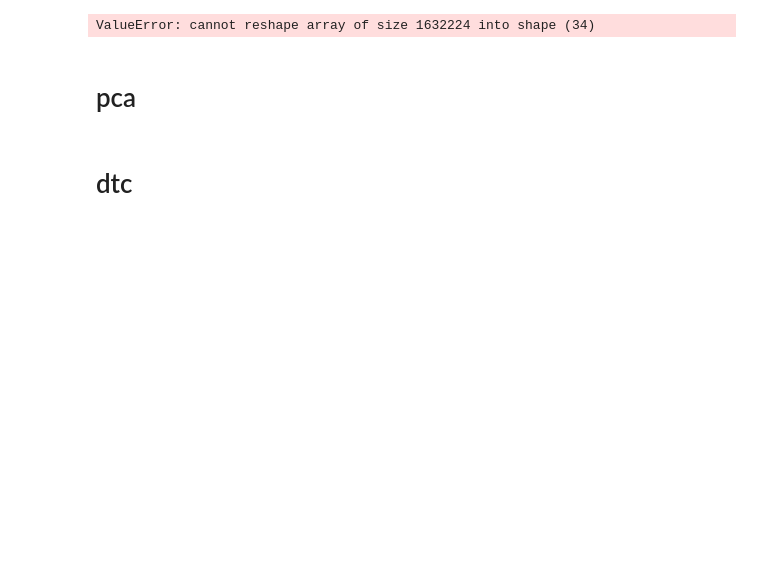
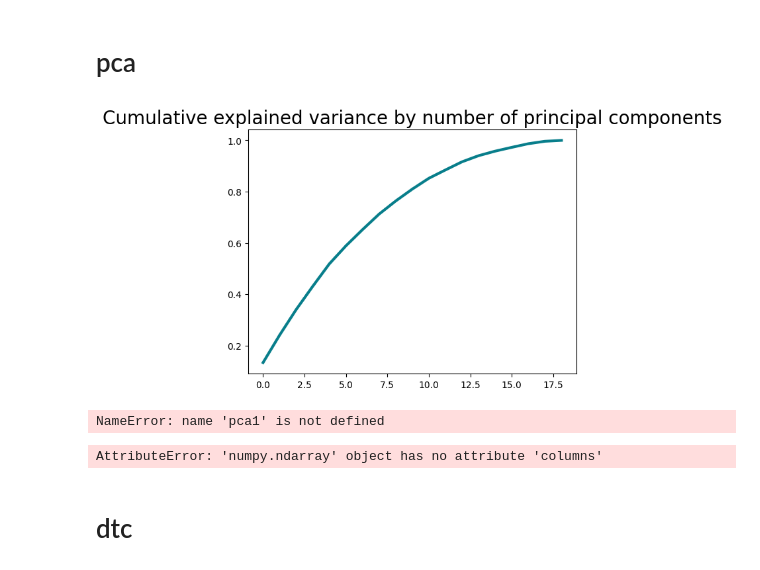
Before and after one commit to Pratik-Chaudhari-ggc/GT-Hacklytics, a Jupyter notebook: notebooks/dtc-notebook.ipynb, the cells around one changed output. Drawn from its saved outputs; the diff is of its cells as text; code cells hidden in the pictures; blank space fills up the shorter version.

```diff
--- a/notebooks/dtc-notebook.ipynb
+++ b/notebooks/dtc-notebook.ipynb
@@ -45,13 +43,12 @@ KeyError: 'Winner/tie'
 # %%
-X_train = df_train_final[['Down','ToGo','YardLine','SeriesFirstDown','Yards','IsRush','IsPass','IsIncomplete','IsTouchdown','IsSack','IsChallenge','IsChallengeReverse','IsInterception','IsFumble','IsPenalty','IsTwoPointConversion','IsTwoPointConversionSuccessful','IsPenaltyAccepted','PenaltyOnWinner']]
+feature_list = ['Down','ToGo','YardLine','SeriesFirstDown','Yards','IsRush','IsPass','IsIncomplete','IsTouchdown','IsSack','IsChallenge','IsChallengeReversed','IsInterception','IsFumble','IsPenalty','IsTwoPointConversion','IsTwoPointConversionSuccessful','IsPenaltyAccepted','PenaltyOnWinner']
+X_train = df_train_final[feature_list]
 y_train = df_train_final['Winner']
-X_test = df_test_final[['Down','ToGo','YardLine','SeriesFirstDown','Yards','IsRush','IsPass','IsIncomplete','IsTouchdown','IsSack','IsChallenge','IsChallengeReverse','IsInterception','IsFumble','IsPenalty','IsTwoPointConversion','IsTwoPointConversionSuccessful','IsPenaltyAccepted','PenaltyOnWinner']]
+X_test = df_test_final[feature_list]
 y_test = df_test_final['Winner']
 # %%
-X_train = X_train.to_numpy().reshape(-1,34)
-X_test = df_test_final.drop(['Winner','GameDate','GameId'], axis = 1).reshape(-1,34)
+X_train = X_train.to_numpy().reshape(-1,len(feature_list))
+X_test = X_test.to_numpy().reshape(-1,len(feature_list))
-# %% [output]
-ValueError: cannot reshape array of size 1632224 into shape (34)
 # %% [markdown]
 # pca
 # %%
@@ -63,11 +60,23 @@ ss = StandardScaler()
 X_train_scaled = ss.fit_transform(X_train)
 X_test_scaled = ss.transform(X_test)
 # %%
-pca = PCA().fit(X_train_scaled)
+pca1 = PCA(n_components=len(feature_list)).fit(X_train_scaled)
 
-plt.plot(pca.explained_variance_ratio_.cumsum(), lw=3, color='#087E8B')
+plt.plot(pca1.explained_variance_ratio_.cumsum(), lw=3, color='#087E8B')
 plt.title('Cumulative explained variance by number of principal components', size=20)
 plt.show()
+# %% [output]
+[figure, added]
+# %%
+df_evr = pd.DataFrame(pca1.explained_variance_ratio_, index =['PCA 1','PCA 2','PCA 3'])
+ax = df_evr.plot.bar()
+ax.set_xlabel('Primary Components')
+ax.set_ylim(top=1)
+ax.set_title('Unstandardized PC Analysis')
+plt.legend('',frameon=False)
+plt.show()
+# %% [output]
+NameError: name 'pca1' is not defined
 # %%
 loadings = pd.DataFrame(
     data=pca.components_.T * np.sqrt(pca.explained_variance_),
@@ -75,6 +84,8 @@ loadings = pd.DataFrame(
     index=X_train.columns
 )
 loadings.head()
+# %% [output]
+AttributeError: 'numpy.ndarray' object has no attribute 'columns'
 # %%
 pc1_loadings = loadings.sort_values(by='PC1', ascending=False)[['PC1']]
 pc1_loadings = pc1_loadings.reset_index()
```
Also changed, not shown: parts of 3 cells of this notebook.
